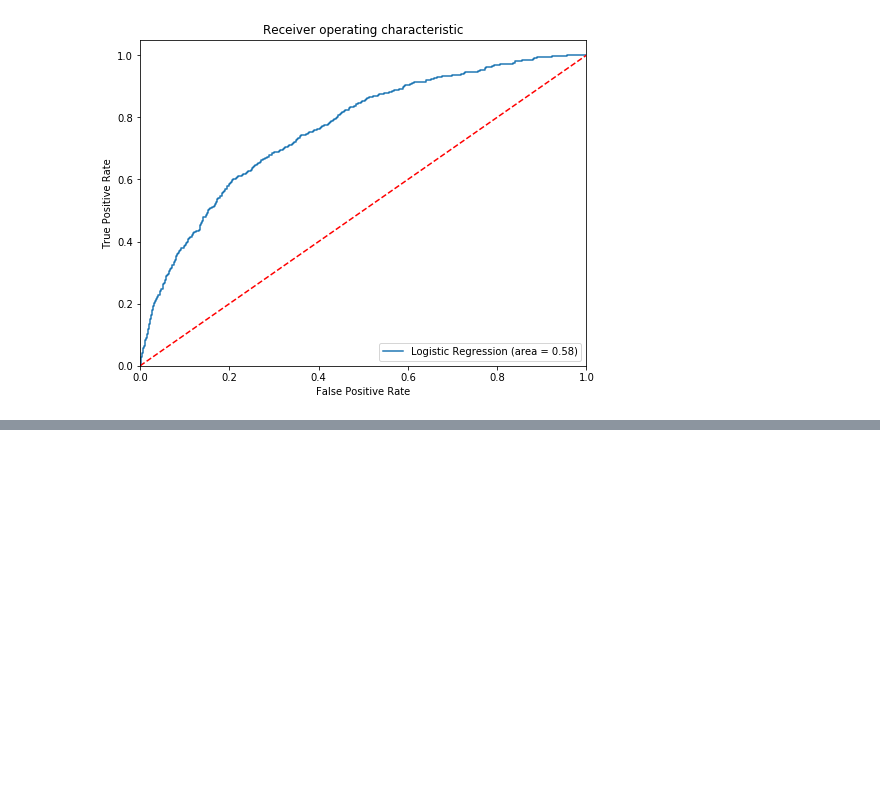
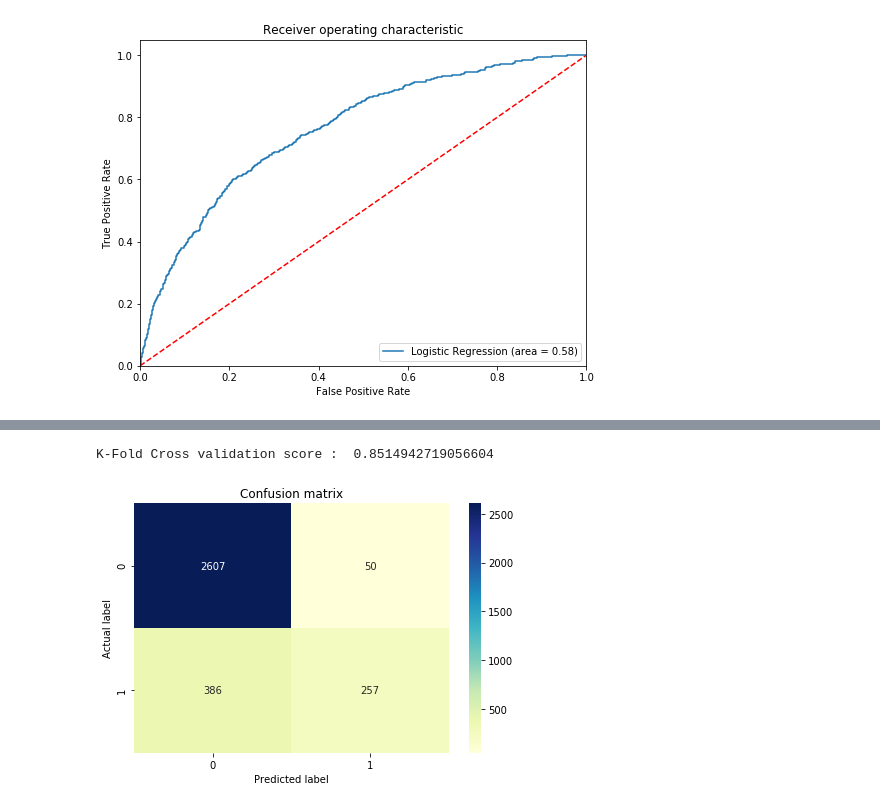
Before and after one commit to NMShihab/Case_Study_with_mechine_learning_and_deep_learning, a Jupyter notebook: Bank_data/Machine_learning_models.ipynb, the cells around one changed output, grey strips where cells are left out. Saved outputs shown, nothing was run; the diff lists cells and outputs as text; code cells hidden in the pictures; blank space fills up the shorter version.

Commit message:
SVM and SgdClassifier
Here I complete two classifier and compare their accuracy and result

```diff
--- a/Bank_data/Machine_learning_models.ipynb
+++ b/Bank_data/Machine_learning_models.ipynb
@@ -100,10 +108,14 @@ def heatmap_cm(confusion_matrix):
 # Machine Learning Algorithm
 # %% [markdown]
 The Target is the binary classification. So we need to use classifier.
+# %%
+def Model(X,y,algorithm,test):
+    clf = algorithm.fit(X,y)
+    pred = clf.predict(test)
+
+    return clf, pred
 # %% [markdown]
 **Logistic Regression**
 # %%
 # Fitting Logistic Regression to the Training set
 from sklearn.linear_model import LogisticRegression
-classifier = LogisticRegression(random_state = 0)
-classifier.fit(X_train, y_train)
@@ -158,0 +185,2 @@ plt.show()
+# %%
+clf_svc,pred_svc = Model(X=X_train,y=y_train,algorithm=SVC(probability=True),test=X_test)
@@ -158,0 +205,8 @@ plt.show()
+# %%
+print("K-Fold Cross validation score : ",cross_val_score(estimator=clf_svc,X=X_train,y=y_train,cv=10).mean())
+# %% [output]
+K-Fold Cross validation score :  0.8514942719056604
+# %%
+heatmap_cm(pd.DataFrame(confusion_matrix(y_test,pred_svc)))
+# %% [output]
+[figure, added]
```
Also changed, not shown: parts of 34 cells of this notebook.
